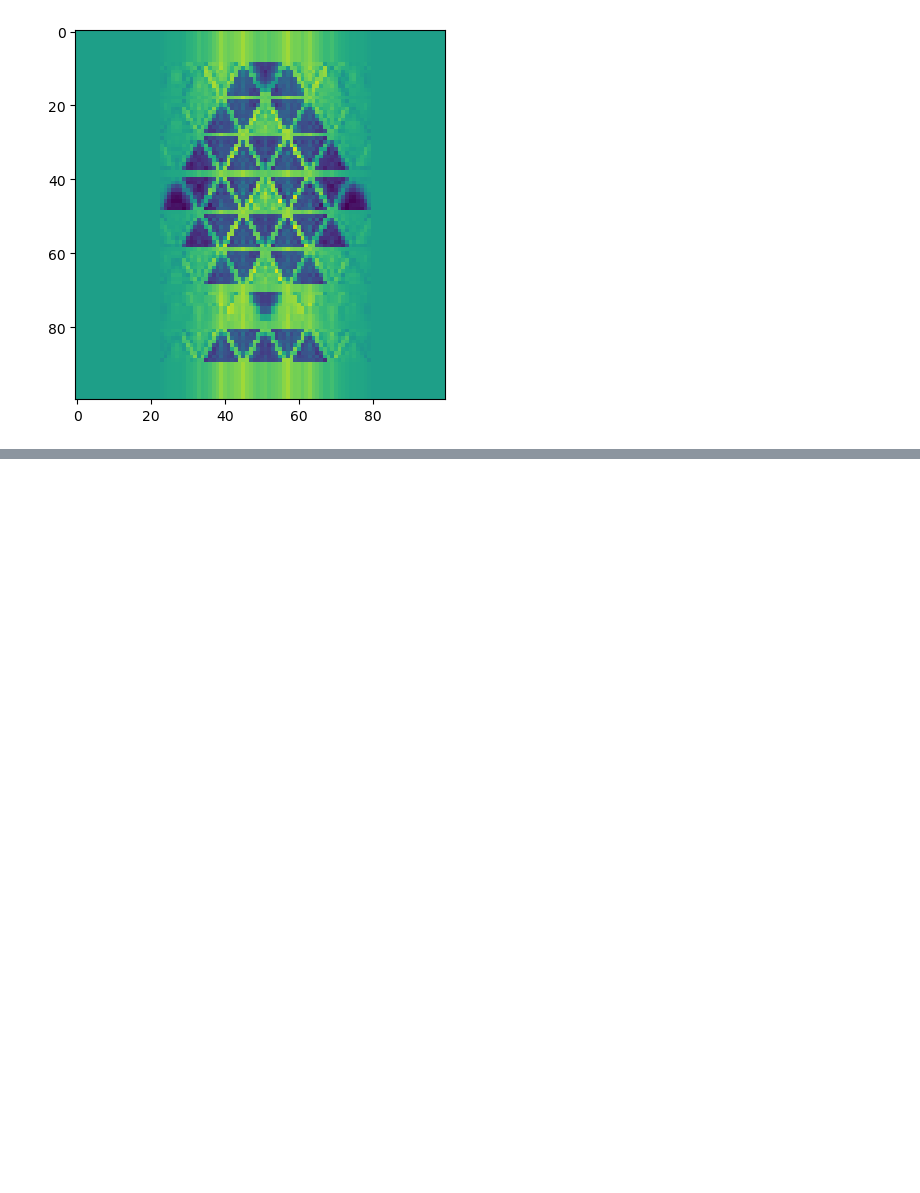
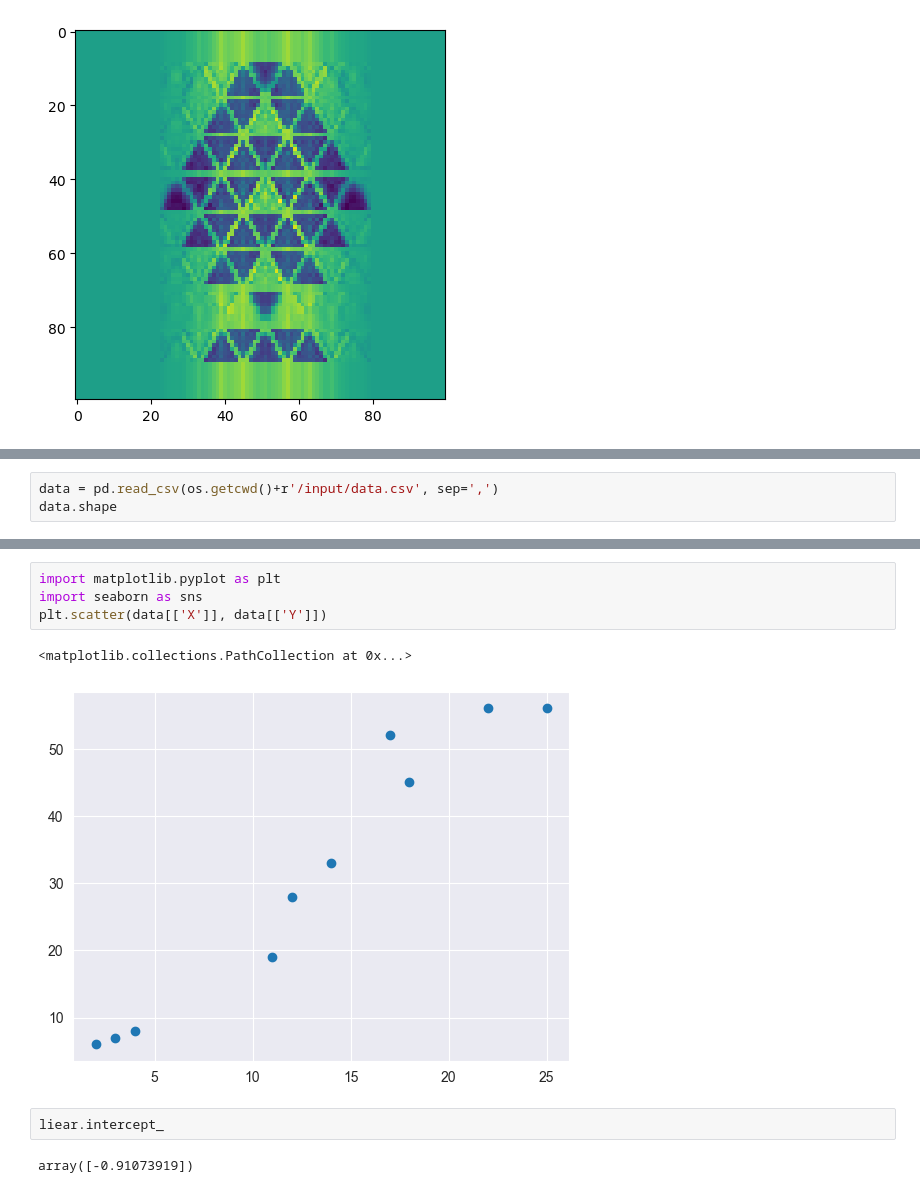
Before and after one commit to FEDOROV-ALEXANDER/ML_Statistics_ITMO, a Jupyter notebook: course/Для курса код.ipynb, the cells around one changed output, grey strips where cells are left out. Saved outputs shown, nothing was run; the diff lists cells and outputs as text; blank space fills up the shorter version.

```diff
--- a/course/Для курса код.ipynb
+++ b/course/Для курса код.ipynb
@@ -187,0 +192,3 @@ plt.imshow(x_start)
+# %%
+data = pd.read_csv(os.getcwd()+r'/input/data.csv', sep=',')
+data.shape
@@ -187,0 +219,11 @@ plt.imshow(x_start)
+# %%
+import matplotlib.pyplot as plt
+import seaborn as sns
+plt.scatter(data[['X']], data[['Y']])
+# %% [output]
+<matplotlib.collections.PathCollection at 0x...>
+[figure, added]
+# %%
+liear.intercept_
+# %% [output]
+array([-0.91073919])
```
Also changed, not shown: parts of 7 cells of this notebook.
